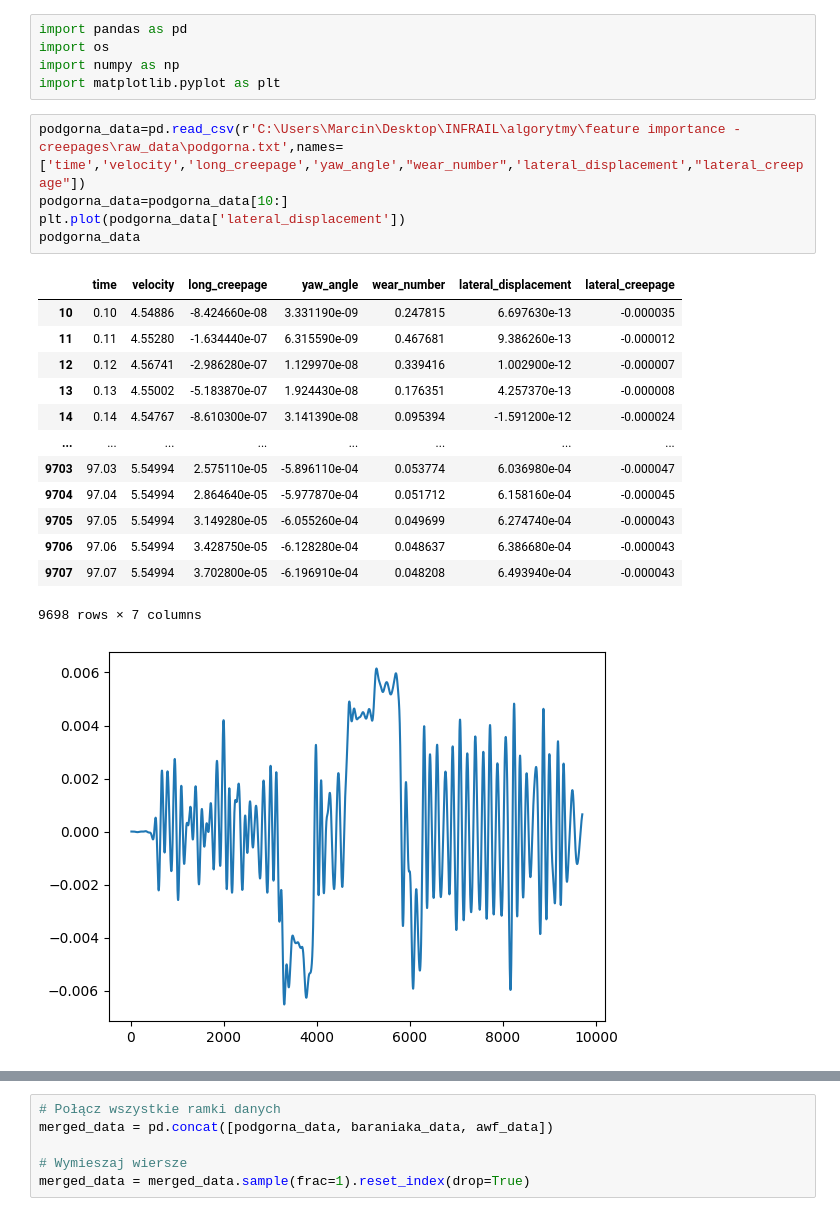
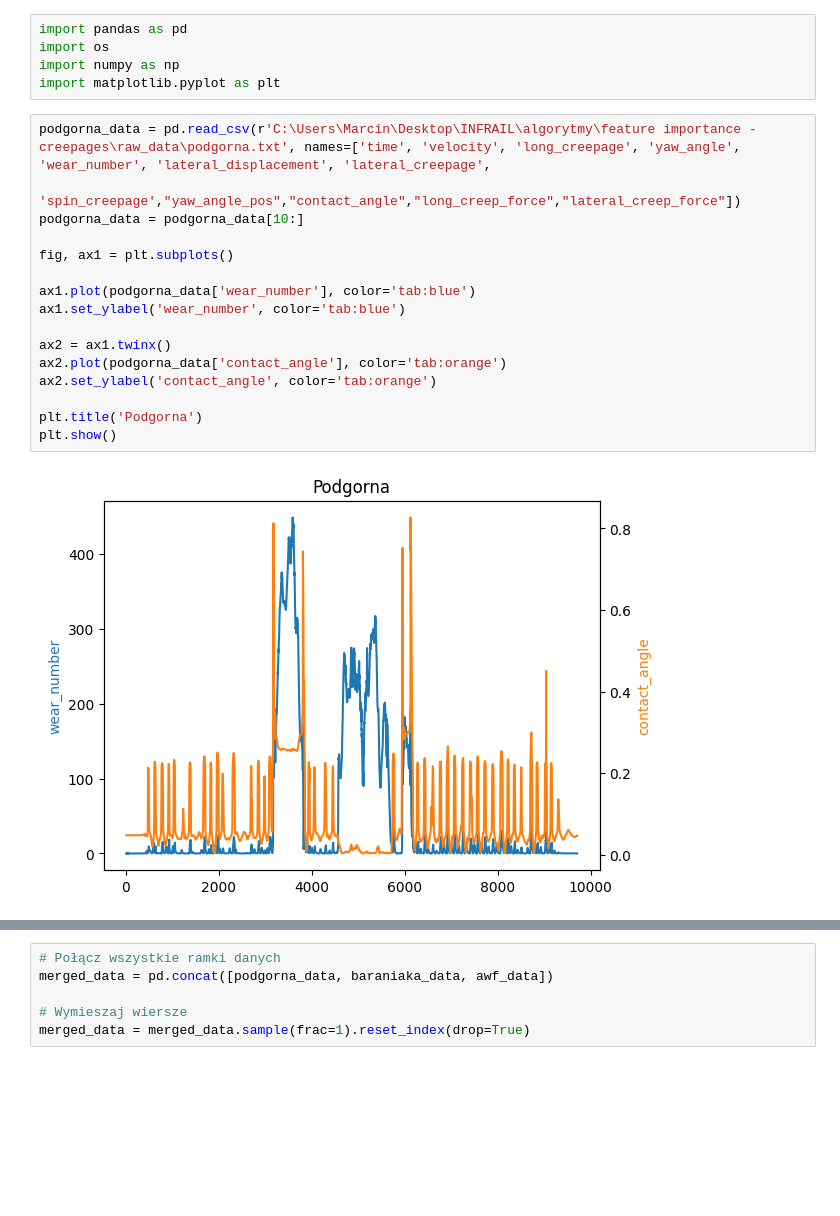
Before and after one commit to mslowinski36/feature_importances_creepages, a Jupyter notebook: merge_results.ipynb, the cells around one changed output, grey strips where cells are left out. Drawn from its saved outputs; the diff is of its cells as text; blank space fills up the shorter version.

```diff
--- a/merge_results.ipynb
+++ b/merge_results.ipynb
@@ -4,22 +4,20 @@ import os
 import numpy as np
 import matplotlib.pyplot as plt
 # %%
-podgorna_data=pd.read_csv(r'C:\Users\Marcin\Desktop\INFRAIL\algorytmy\feature importance - creepages\raw_data\podgorna.txt',names=['time','velocity','long_creepage','yaw_angle',"wear_number",'lateral_displacement',"lateral_creepage"])
-podgorna_data=podgorna_data[10:]
-plt.plot(podgorna_data['lateral_displacement'])
-podgorna_data
+podgorna_data = pd.read_csv(r'C:\Users\Marcin\Desktop\INFRAIL\algorytmy\feature importance - creepages\raw_data\podgorna.txt', names=['time', 'velocity', 'long_creepage', 'yaw_angle', 'wear_number', 'lateral_displacement', 'lateral_creepage',
+                                                                                                                                      'spin_creepage',"yaw_angle_pos","contact_angle","long_creep_force","lateral_creep_force"])
+podgorna_data = podgorna_data[10:]
+
+fig, ax1 = plt.subplots()
+
+ax1.plot(podgorna_data['wear_number'], color='tab:blue')
+ax1.set_ylabel('wear_number', color='tab:blue')
+
+ax2 = ax1.twinx()
+ax2.plot(podgorna_data['contact_angle'], color='tab:orange')
+ax2.set_ylabel('contact_angle', color='tab:orange')
+
+plt.title('Podgorna')
+plt.show()
 # %% [output]
-|  | time | velocity | long_creepage | yaw_angle | wear_number | lateral_displacement | lateral_creepage |
-| 10 | 0.10 | 4.54886 | -8.424660e-08 | 3.331190e-09 | 0.247815 | 6.697630e-13 | -0.000035 |
-| 11 | 0.11 | 4.55280 | -1.634440e-07 | 6.315590e-09 | 0.467681 | 9.386260e-13 | -0.000012 |
-| 12 | 0.12 | 4.56741 | -2.986280e-07 | 1.129970e-08 | 0.339416 | 1.002900e-12 | -0.000007 |
-| 13 | 0.13 | 4.55002 | -5.183870e-07 | 1.924430e-08 | 0.176351 | 4.257370e-13 | -0.000008 |
-| 14 | 0.14 | 4.54767 | -8.610300e-07 | 3.141390e-08 | 0.095394 | -1.591200e-12 | -0.000024 |
-| ... | ... | ... | ... | ... | ... | ... | ... |
-| 9703 | 97.03 | 5.54994 | 2.575110e-05 | -5.896110e-04 | 0.053774 | 6.036980e-04 | -0.000047 |
-| 9704 | 97.04 | 5.54994 | 2.864640e-05 | -5.977870e-04 | 0.051712 | 6.158160e-04 | -0.000045 |
-| 9705 | 97.05 | 5.54994 | 3.149280e-05 | -6.055260e-04 | 0.049699 | 6.274740e-04 | -0.000043 |
-| 9706 | 97.06 | 5.54994 | 3.428750e-05 | -6.128280e-04 | 0.048637 | 6.386680e-04 | -0.000043 |
-| 9707 | 97.07 | 5.54994 | 3.702800e-05 | -6.196910e-04 | 0.048208 | 6.493940e-04 | -0.000043 |
-9698 rows × 7 columns
-[figure, old version]
+[figure, new version]
```
Also changed, not shown: parts of 7 cells of this notebook, 5 other files.
